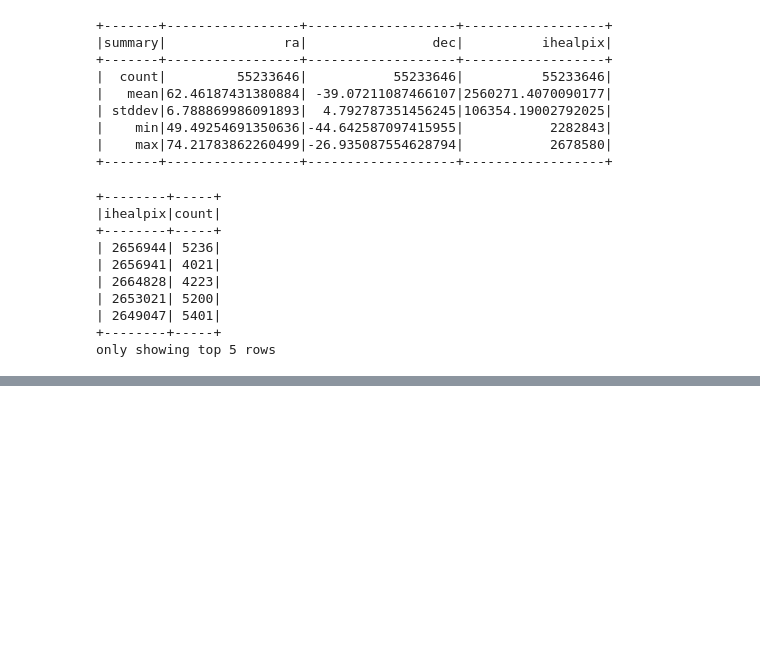
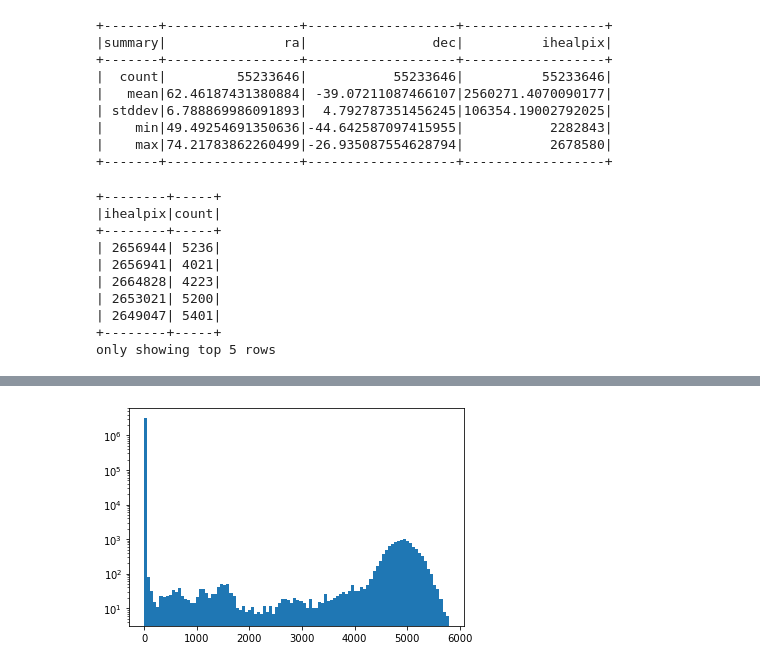
Before and after one commit to sylvielsstfr/MyDC2work, a Jupyter notebook: spark/ComputeClGal_Run2.2i_spark.ipynb, the cells around one changed output, grey strips where cells are left out. Saved outputs shown, nothing was run; the diff lists cells and outputs as text; code cells hidden in the pictures; blank space fills up the shorter version.

```diff
--- a/spark/ComputeClGal_Run2.2i_spark.ipynb
+++ b/spark/ComputeClGal_Run2.2i_spark.ipynb
@@ -292,3 +321,10 @@ hp.graticule(color='white')
+# %%
+
+plt.hist(hpMap,bins=int(100))
+plt.yscale('log')
+plt.show()
+# %% [output]
+[figure, added]
 # %%
 cl = hp.anafast(hpMap)
 ell = np.arange(len(cl))
```
Also changed, not shown: parts of 6 cells of this notebook, 1 other file.
